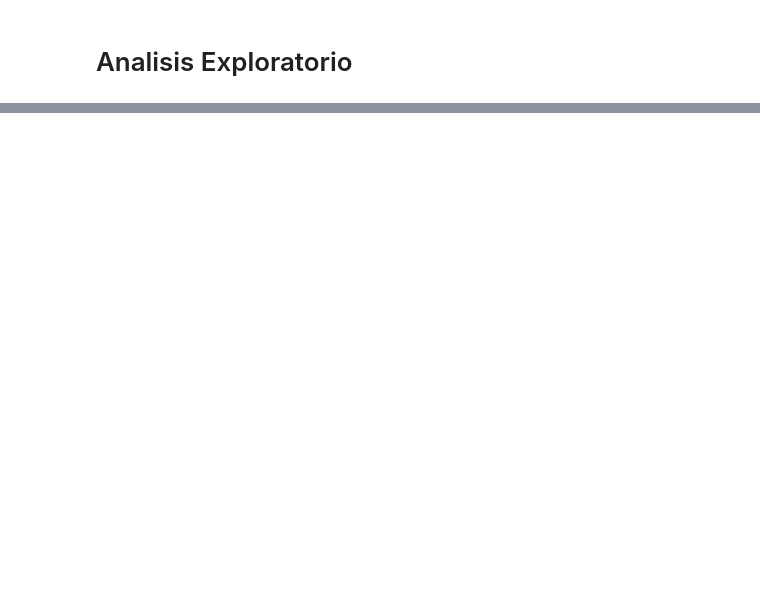
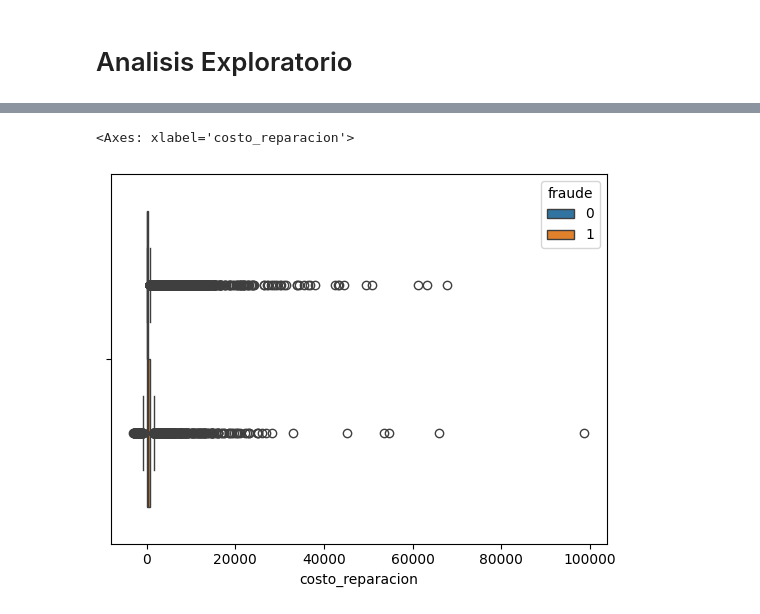
Before and after one commit to joralbra96/ColaborativoGithub, a Jupyter notebook: analisis.ipynb, the cells around one changed output, grey strips where cells are left out. Saved outputs shown, nothing was run; the diff lists cells and outputs as text; code cells hidden in the pictures; blank space fills up the shorter version.

```diff
--- a/analisis.ipynb
+++ b/analisis.ipynb
@@ -19,0 +27,5 @@ df.head()
+# %%
+sns.boxplot(x='costo_reparacion', hue='fraude', data=df)
+# %% [output]
+<Axes: xlabel='costo_reparacion'>
+[figure, added]
```
Also changed, not shown: parts of 3 cells of this notebook.
